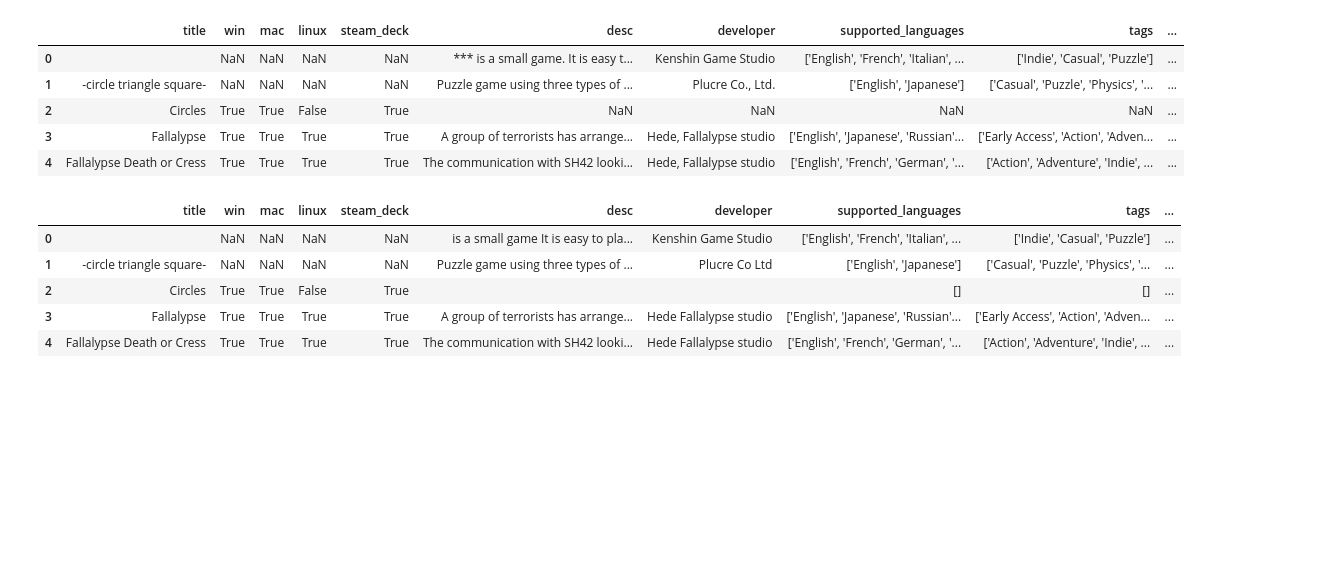
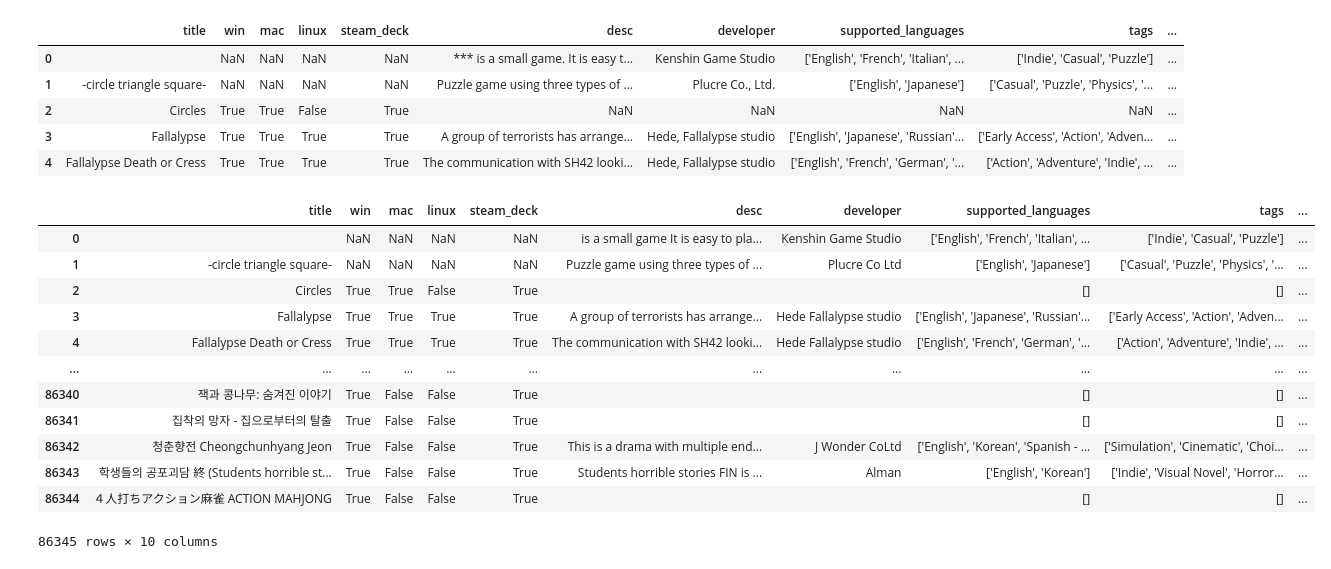
Before and after one commit to JHeczko/dataScience_kurs, a Jupyter notebook: Recommending-System/preprocessing.ipynb, the cells around one changed output. Saved outputs shown, nothing was run; the diff lists cells and outputs as text; code cells hidden in the pictures; blank space fills up the shorter version.

```diff
--- a/Recommending-System/preprocessing.ipynb
+++ b/Recommending-System/preprocessing.ipynb
@@ -9,15 +10,15 @@ import pandas as pd
 # %%
-users = pd.read_csv('./datasets/steam-200k.csv', sep=';',dtype={
+users = pd.read_csv('datasets/raw_data/steam-200k.csv', sep=';', dtype={
     'user-id': int,
     'hours_played': float,
     'name':str
 })
-games_platform = pd.read_csv('./datasets/games.csv', dtype={
+games_platform = pd.read_csv('datasets/raw_data/games.csv', dtype={
     'title':str
 })
-games_general = pd.read_csv('./datasets/merged_data.csv', dtype={
+games_general = pd.read_csv('datasets/raw_data/merged_data.csv', dtype={
     'Title':str
-},header=0, names=['title','og_price','dis_price','rel_date','link','desc','recent_review','all_reviews','recent_review_count','all_review_count','developer','publisher','supported_languages','tags','game_features','pc_specs'])
+}, header=0, names=['title','og_price','dis_price','rel_date','link','desc','recent_review','all_reviews','recent_review_count','all_review_count','developer','publisher','supported_languages','tags','game_features','pc_specs'])
 # %%
 users.head(2)
 # %% [output]
@@ -78,29 +70,34 @@ games_merged.head(5)
 | 3 | Fallalypse | True | True | True | True | A group of terrorists has arrange... | Hede, Fallalypse studio | ['English', 'Japanese', 'Russian'... | ['Early Access', 'Action', 'Adven... | ... |
 | 4 | Fallalypse Death or Cress | True | True | True | True | The communication with SH42 looki... | Hede, Fallalypse studio | ['English', 'French', 'German', '... | ['Action', 'Adventure', 'Indie', ... | ... |
 # %%
-import string
-
 def remove_punctuation(text):
     return text.translate(str.maketrans('', '', string.punctuation))
 
 games_merged['desc'] = games_merged['desc'].fillna('')
 games_merged['supported_languages'] = games_merged['supported_languages'].fillna('[]')
 games_merged['developer'] = games_merged['developer'].fillna('')
 games_merged['tags'] = games_merged['tags'].fillna('[]')
 games_merged['game_features'] = games_merged['game_features'].fillna('[]')
 
 games_merged['desc'] = games_merged['desc'].apply(remove_punctuation)
 games_merged['developer'] = games_merged['developer'].apply(remove_punctuation)
 
 games_merged['game_features'] = games_merged['game_features'].astype('object')
 games_merged['tags'] = games_merged['tags'].astype('object')
 games_merged['supported_languages'] = games_merged['supported_languages'].astype('object')
 
-games_merged.head(5)
+games_merged
 # %% [output]
 |  | title | win | mac | linux | steam_deck | desc | developer | supported_languages | tags | ... |
 | 0 |  | NaN | NaN | NaN | NaN | is a small game It is easy to pla... | Kenshin Game Studio | ['English', 'French', 'Italian', ... | ['Indie', 'Casual', 'Puzzle'] | ... |
 | 1 | -circle triangle square- | NaN | NaN | NaN | NaN | Puzzle game using three types of ... | Plucre Co Ltd | ['English', 'Japanese'] | ['Casual', 'Puzzle', 'Physics', '... | ... |
 | 2 | Circles | True | True | False | True |  |  | [] | [] | ... |
 | 3 | Fallalypse | True | True | True | True | A group of terrorists has arrange... | Hede Fallalypse studio | ['English', 'Japanese', 'Russian'... | ['Early Access', 'Action', 'Adven... | ... |
 | 4 | Fallalypse Death or Cress | True | True | True | True | The communication with SH42 looki... | Hede Fallalypse studio | ['English', 'French', 'German', '... | ['Action', 'Adventure', 'Indie', ... | ... |
+| ... | ... | ... | ... | ... | ... | ... | ... | ... | ... | ... |
+| 86340 | 잭과 콩나무: 숨겨진 이야기 | True | False | False | True |  |  | [] | [] | ... |
+| 86341 | 집착의 망자 - 집으로부터의 탈출 | True | False | False | True |  |  | [] | [] | ... |
+| 86342 | 청춘향전 Cheongchunhyang Jeon | True | False | False | True | This is a drama with multiple end... | J Wonder CoLtd | ['English', 'Korean', 'Spanish - ... | ['Simulation', 'Cinematic', 'Choi... | ... |
+| 86343 | 학생들의 공포괴담 終 (Students horrible st... | True | False | False | True | Students horrible stories FIN is ... | Alman | ['English', 'Korean'] | ['Indie', 'Visual Novel', 'Horror... | ... |
+| 86344 | ４人打ちアクション麻雀 ACTION MAHJONG | True | False | False | True |  |  | [] | [] | ... |
+86345 rows × 10 columns
```
Also changed, not shown: parts of 5 cells of this notebook.
